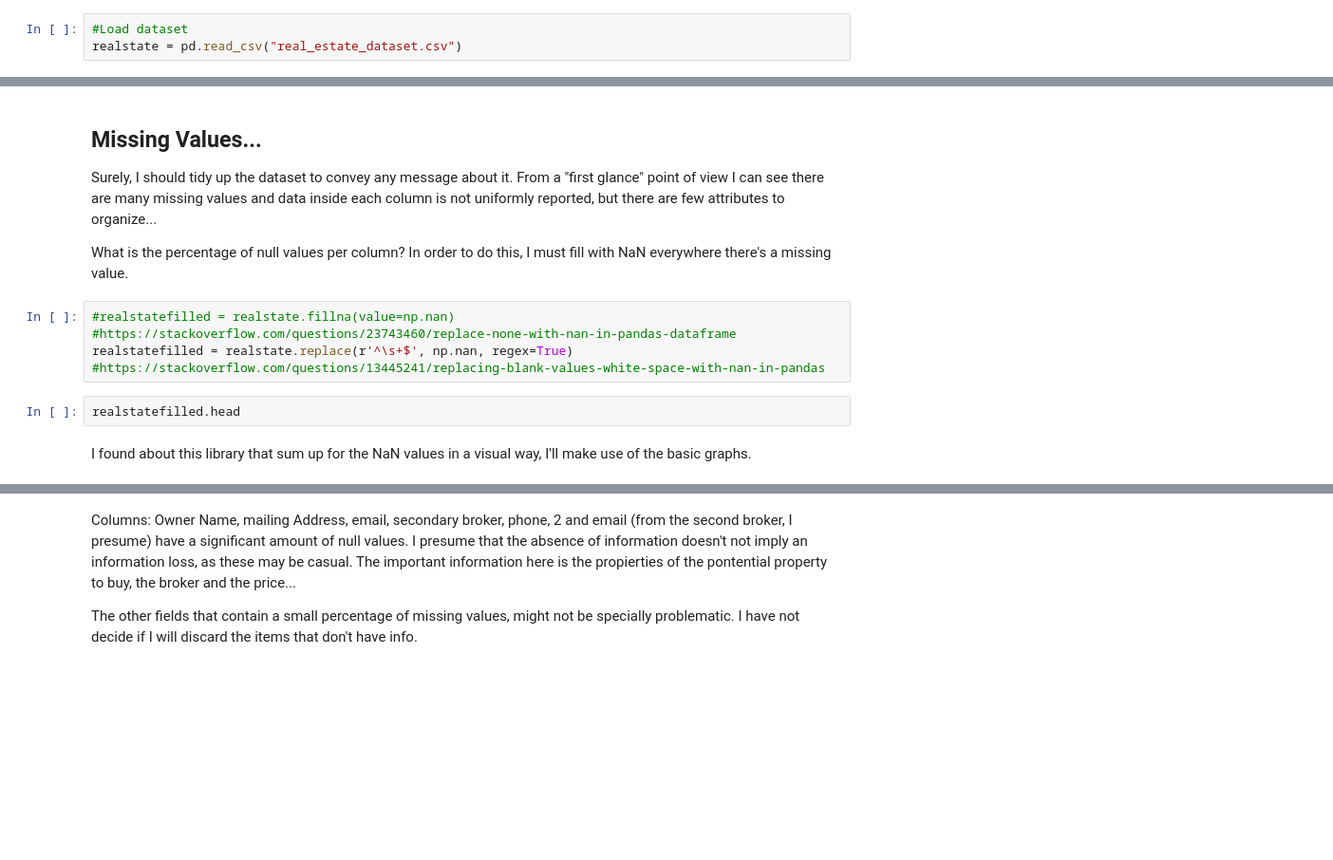
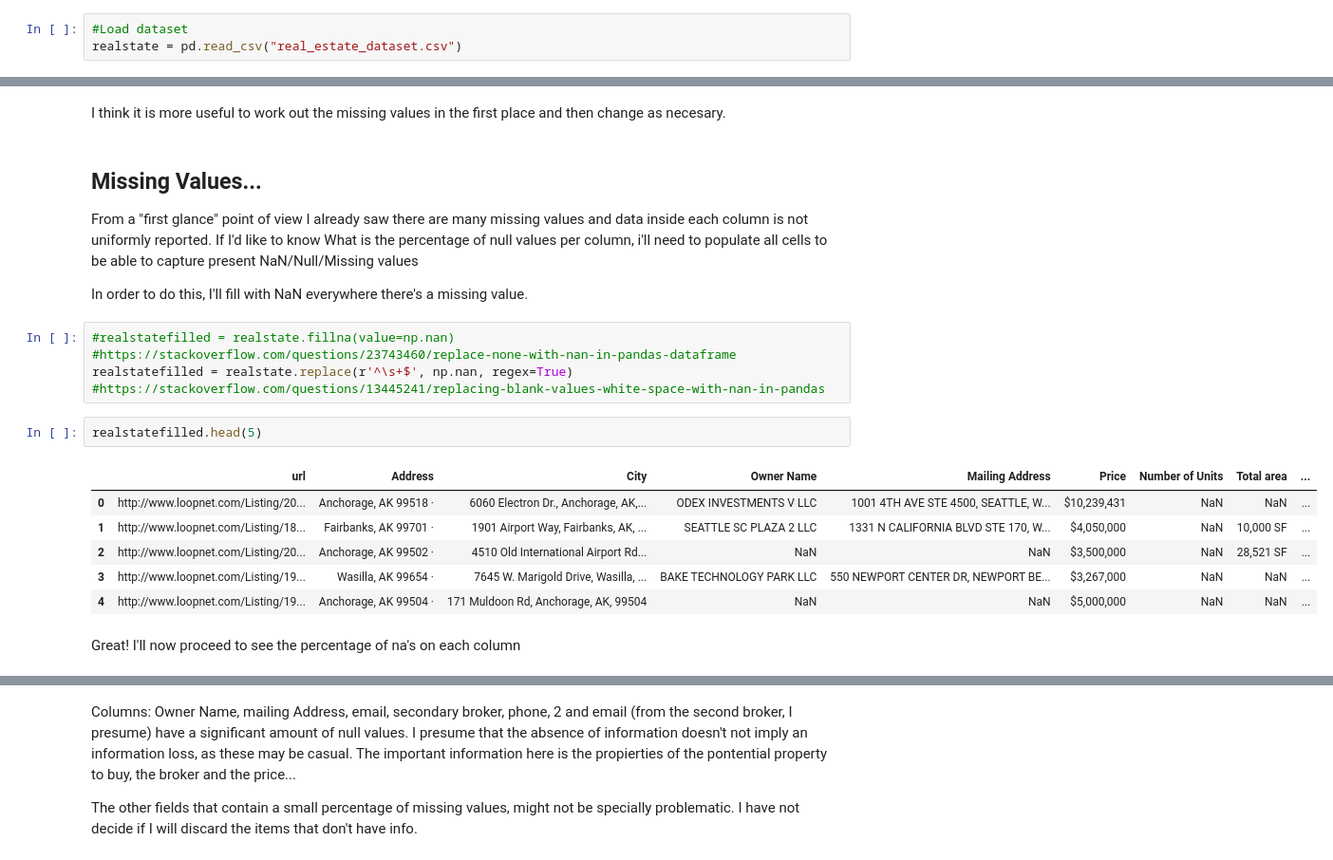
Before and after one commit to marencc/pyladies_vienna_data_course, a Jupyter notebook: eda_project/eda_project_19may.ipynb, the cells around one changed output, grey strips where cells are left out. Shown at 95% size. Drawn from its saved outputs; the diff is of its cells as text; blank space fills up the shorter version.

```diff
--- a/eda_project/eda_project_19may.ipynb
+++ b/eda_project/eda_project_19may.ipynb
@@ -59,14 +95,23 @@ ax.set(xlabel='Variable Type', ylabel='Count',title="Variables Count Across Data
+# %% [markdown]
+I think it is more useful to work out the missing values in the first place and then change as necesary.
 # %% [markdown]
 ## Missing Values...
-Surely, I should tidy up the dataset to convey any message about it. From a "first glance" point of view I can see there are many missing values and data inside each column is not uniformly reported, but there are few attributes to organize...
+From a "first glance" point of view I already saw there are many missing values and data inside each column is not uniformly reported. If I'd like to know What is the percentage of null values per column, i'll need to populate all cells to be able to capture present NaN/Null/Missing values
 
-What is the percentage of null values per column? In order to do this, I must fill with NaN everywhere there's a missing value.
+In order to do this, I'll fill with NaN everywhere there's a missing value.
 # %%
 #realstatefilled = realstate.fillna(value=np.nan) #https://stackoverflow.com/questions/23743460/replace-none-with-nan-in-pandas-dataframe
 realstatefilled = realstate.replace(r'^\s+$', np.nan, regex=True) #https://stackoverflow.com/questions/13445241/replacing-blank-values-white-space-with-nan-in-pandas
 # %%
-realstatefilled.head
+realstatefilled.head(5)
+# %% [output]
+|  | url | Address | City | Owner Name | Mailing Address | Price | Number of Units | Total area | ... |
+| 0 | http://www.loopnet.com/Listing/20... | Anchorage, AK 99518 · | 6060 Electron Dr., Anchorage, AK,... | ODEX INVESTMENTS V LLC | 1001 4TH AVE STE 4500, SEATTLE, W... | $10,239,431 | NaN | NaN | ... |
+| 1 | http://www.loopnet.com/Listing/18... | Fairbanks, AK 99701 · | 1901 Airport Way, Fairbanks, AK, ... | SEATTLE SC PLAZA 2 LLC | 1331 N CALIFORNIA BLVD STE 170, W... | $4,050,000 | NaN | 10,000 SF | ... |
+| 2 | http://www.loopnet.com/Listing/20... | Anchorage, AK 99502 · | 4510 Old International Airport Rd... | NaN | NaN | $3,500,000 | NaN | 28,521 SF | ... |
+| 3 | http://www.loopnet.com/Listing/19... | Wasilla, AK 99654 · | 7645 W. Marigold Drive, Wasilla, ... | BAKE TECHNOLOGY PARK LLC | 550 NEWPORT CENTER DR, NEWPORT BE... | $3,267,000 | NaN | NaN | ... |
+| 4 | http://www.loopnet.com/Listing/19... | Anchorage, AK 99504 · | 171 Muldoon Rd, Anchorage, AK, 99504 | NaN | NaN | $5,000,000 | NaN | NaN | ... |
-# %% [markdown]
-I found about this library that sum up for the NaN values in a visual way, I'll make use of the basic graphs.
+# %% [markdown]
+Great! I'll now proceed to see the percentage of na's on each column
 # %%
 np.round((realstatefilled.isna().sum() / realstatefilled.shape[0]) * 100, 2)
```
Also changed, not shown: parts of 18 cells of this notebook.
